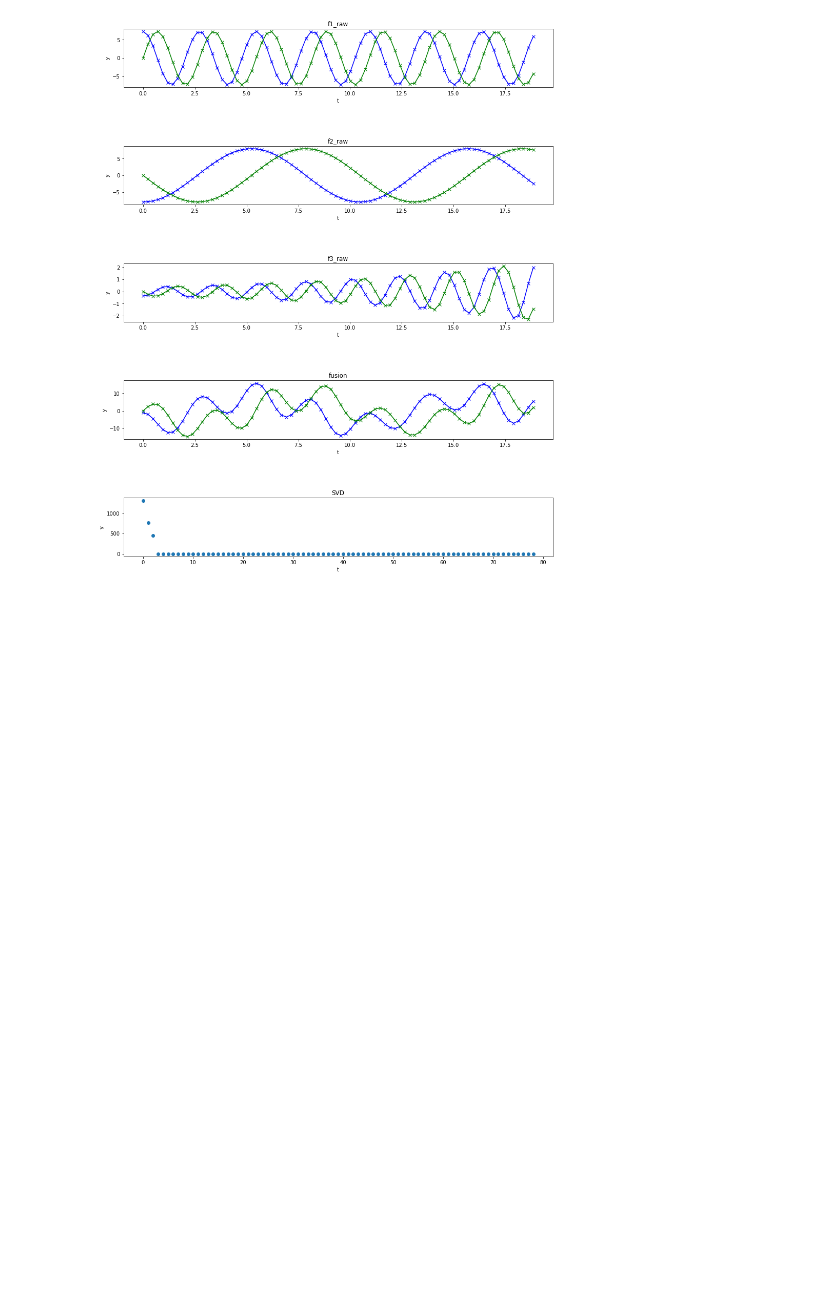
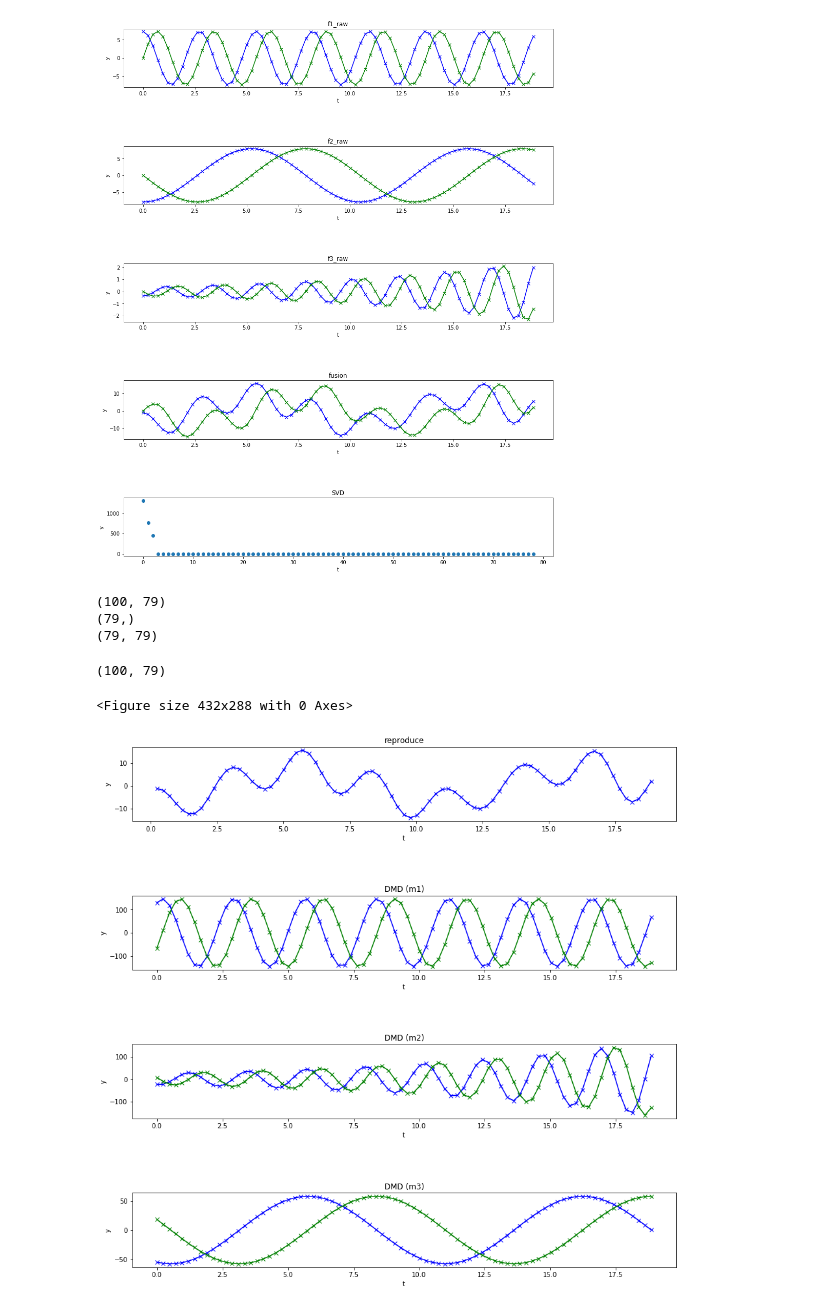
Before and after one commit to Ayumu-Nono/DynamicModeDecomposition, a Jupyter notebook: tutorial/tutorial.ipynb, the cells around one changed output. Cells and saved outputs as stored; diff of their text form; code cells hidden in the pictures; blank space fills up the shorter version.

```diff
--- a/tutorial/tutorial.ipynb
+++ b/tutorial/tutorial.ipynb
@@ -78,0 +105,57 @@ plt.savefig( 'output.png' )
+# %%
+# 復元
+print(U2.shape)
+print(Sig2.shape)
+print(Vh2.shape)
+re_data = np.dot(np.dot(U2, np.diag(Sig2)), Vh2)
+re_data.shape
+# %% [output]
+(100, 79)
+(79,)
+(79, 79)
+(100, 79)
+# %%
+
+
+ax = []
+plt.clf()
+ax_count = 1
+max_plot_num = 10
+indx = 10
+fig = plt.figure(figsize=(15, 40))
+fig.subplots_adjust(hspace=1)
+
+ax.append(fig.add_subplot((max_plot_num), 1, ax_count))
+ax[-1].set_xlabel('t')
+ax[-1].set_ylabel('y')
+ax[-1].set_title('reproduce')
+ax[-1].plot(t[1:], re_data[indx, :], color='blue', label='Real', marker='x')
+ax_count += 1
+
+ax.append(fig.add_subplot((max_plot_num), 1, ax_count))
+ax[-1].set_xlabel('t')
+ax[-1].set_ylabel('y')
+ax[-1].set_title('DMD (m1)')
+ax[-1].plot(t, Psi.real[0,:], color='blue', label='Original', marker='x')
+ax[-1].plot(t, Psi.imag[0,:], color='green', label='Complex', marker='x')
+ax_count += 1
+
+ax.append(fig.add_subplot((max_plot_num), 1, ax_count))
+ax[-1].set_xlabel('t')
+ax[-1].set_ylabel('y')
+ax[-1].set_title('DMD (m2)')
+ax[-1].plot(t, Psi.real[1,:], color='blue', label='Original', marker='x')
+ax[-1].plot(t, Psi.imag[1,:], color='green', label='Complex', marker='x')
+ax_count += 1
+
+
+ax.append(fig.add_subplot((max_plot_num), 1, ax_count))
+ax[-1].set_xlabel('t')
+ax[-1].set_ylabel('y')
+ax[-1].set_title('DMD (m3)')
+ax[-1].plot(t, Psi.real[2,:], color='blue', label='Original', marker='x')
+ax[-1].plot(t, Psi.imag[2,:], color='green', label='Complex', marker='x')
+ax_count += 1
+# %% [output]
+<Figure size 432x288 with 0 Axes>
+[figure, added]
```
Also changed, not shown: parts of 3 cells of this notebook, 1 other file.
